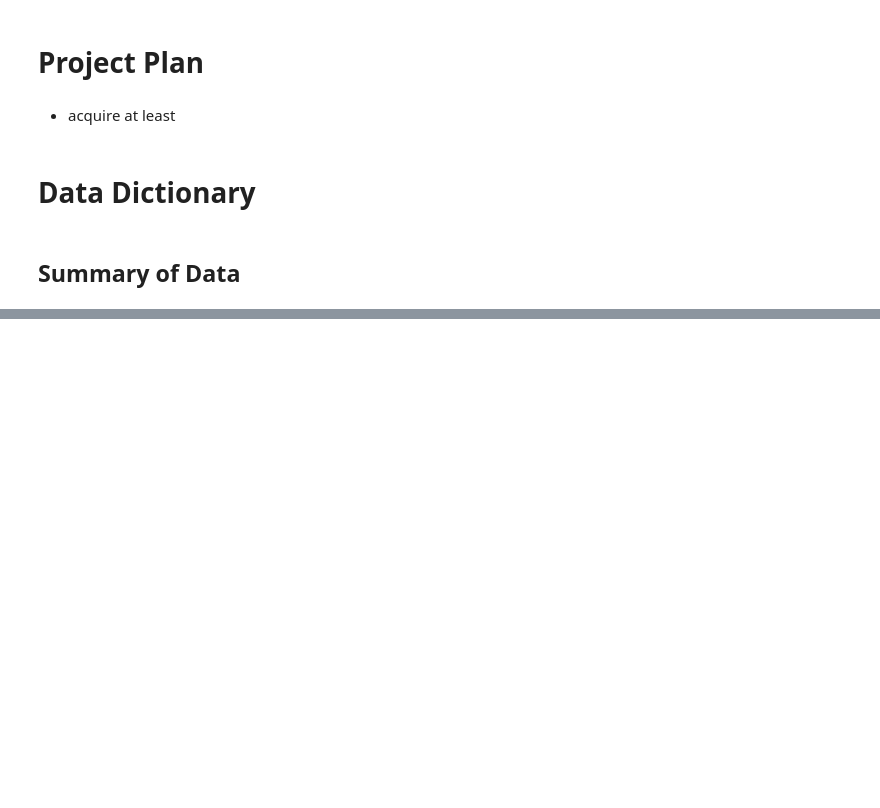
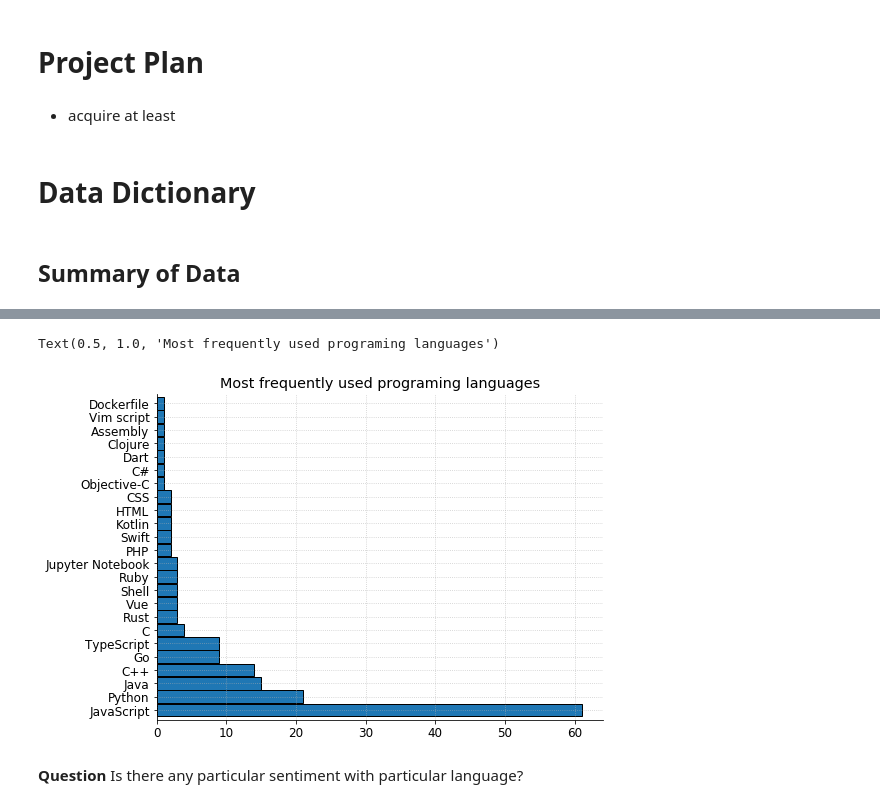
Before and after one commit to NLP-GJ/github-language, a Jupyter notebook: Report.ipynb, the cells around one changed output, grey strips where cells are left out. Cells and saved outputs as stored; diff of their text form; code cells hidden in the pictures; blank space fills up the shorter version.

```diff
--- a/Report.ipynb
+++ b/Report.ipynb
@@ -240,0 +204,8 @@ def basic_clean(data):
+# %%
+df.label.value_counts().plot.barh(figsize=(8, 6),width = .95)
+plt.title('Most frequently used programing languages')
+# %% [output]
+Text(0.5, 1.0, 'Most frequently used programing languages')
+[figure, added]
+# %% [markdown]
+**Question** Is there any particular sentiment with particular language?
```
Also changed, not shown: parts of 32 cells of this notebook, 1 other file.
